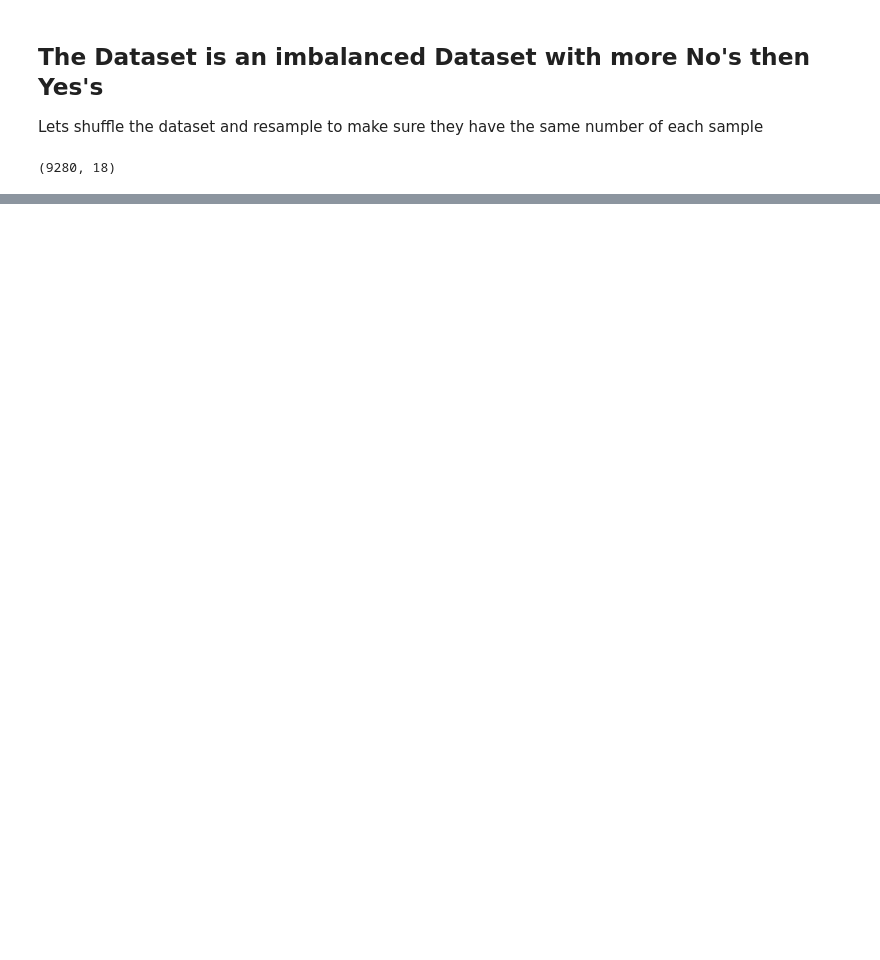
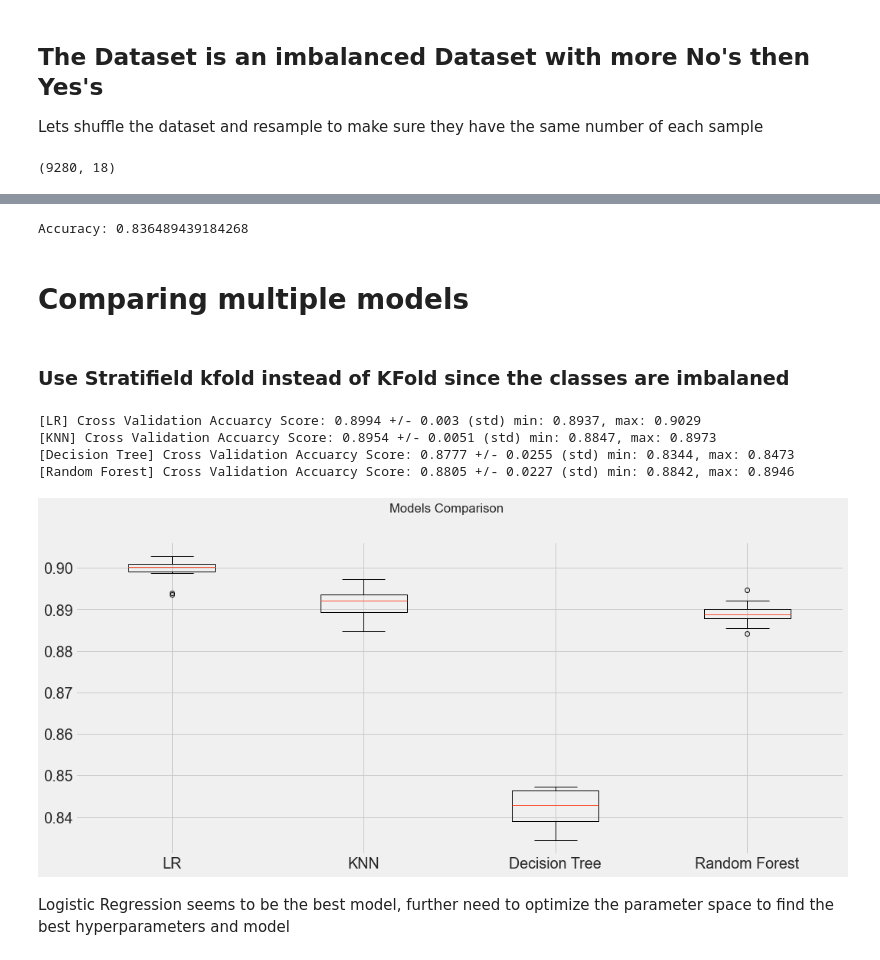
Before and after one commit to bahadurvikram/termdeposit, a Jupyter notebook: notebooks/term-deposit-notebook.ipynb, the cells around one changed output, grey strips where cells are left out. Drawn from its saved outputs; the diff is of its cells as text; code cells hidden in the pictures; blank space fills up the shorter version.

Commit message:
added models comparison

```diff
--- a/notebooks/term-deposit-notebook.ipynb
+++ b/notebooks/term-deposit-notebook.ipynb
@@ -1293,0 +1388,9 @@ NameError: name 'plot_roc_curve' is not defined
+# %%
+from sklearn import metrics
+y_pred = pd.Series(model.predict(X_test))
+
+print("Accuracy:", metrics.accuracy_score(y_test, y_pred))
+# %% [output]
+Accuracy: 0.836489439184268
+# %% [markdown]
+# Comparing multiple models
@@ -1293,0 +1440,56 @@ NameError: name 'plot_roc_curve' is not defined
+# %% [markdown]
+### Use Stratifield kfold instead of KFold since the classes are imbalaned
+# %%
+from sklearn.model_selection import StratifiedKFold
+
+results = []
+names = []
+
+
+num_folds = 10
+seed = 7
+scoring = 'accuracy'
+
+
+for name, model in models:
+
+    # Stratified K-Folds cross-validator.
+    #     Provides train/test indices to split data in train/test sets.
+    #     This cross-validation object is a variation of KFold that returns stratified folds.
+    #     The folds are made by preserving the percentage of samples for each class.
+    split = StratifiedKFold(n_splits=num_folds, shuffle=True, random_state=seed)
+
+    # Compose data preprocessing and model into a single pipeline
+    steps = Pipeline(steps=[
+        ('preprocessor', preprocessor),
+        ('model', model)
+    ])
+
+    # Compute cross validation accuracy for each model
+    cv_results = cross_val_score(steps, X, y, cv=split, scoring="accuracy", n_jobs=-1)
+    results.append(cv_results)
+    names.append(name)
+
+    # output:
+    min_score = round(np.min(cv_results), 4)
+    max_score = round(np.max(cv_results), 4)
+    mean_score = round(np.mean(results), 4)
+    std_dev = round(np.std(results), 4)
+    print(f"[{name}] Cross Validation Accuarcy Score: {mean_score} +/- {std_dev} (std) min: {min_score}, max: {max_score}")
+# %% [output]
+[LR] Cross Validation Accuarcy Score: 0.8994 +/- 0.003 (std) min: 0.8937, max: 0.9029
+[KNN] Cross Validation Accuarcy Score: 0.8954 +/- 0.0051 (std) min: 0.8847, max: 0.8973
+[Decision Tree] Cross Validation Accuarcy Score: 0.8777 +/- 0.0255 (std) min: 0.8344, max: 0.8473
+[Random Forest] Cross Validation Accuarcy Score: 0.8805 +/- 0.0227 (std) min: 0.8842, max: 0.8946
+# %%
+# Compare Algorithms
+fig = plt.figure(figsize=(16,7))
+fig.suptitle('Models Comparison')
+ax = fig.add_subplot(111)
+plt.boxplot(results)
+ax.set_xticklabels(names)
+plt.show()
+# %% [output]
+[figure, added]
+# %% [markdown]
+Logistic Regression seems to be the best model, further need to optimize the parameter space to find the best hyperparameters and model
```
Also changed, not shown: parts of 21 cells of this notebook.
